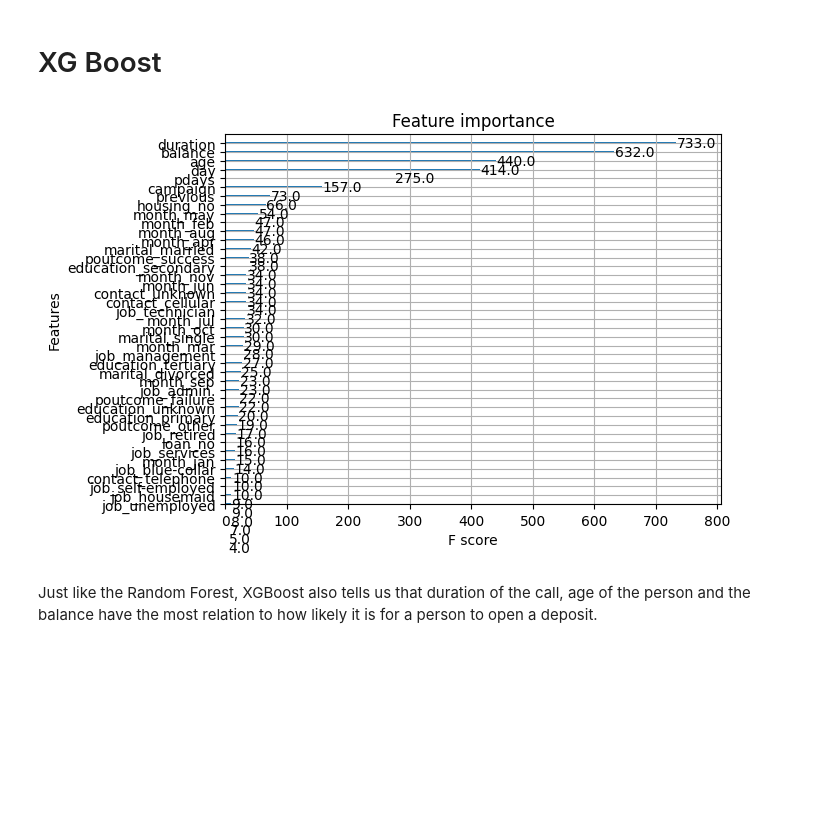
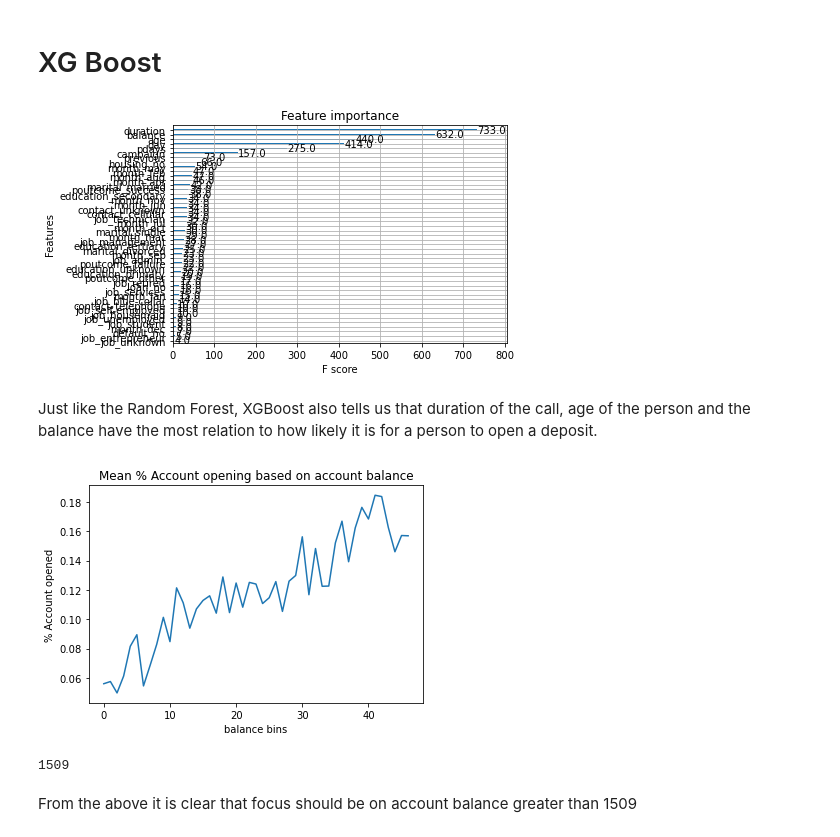
Before and after one commit to JithuNair/TermDeposit, a Jupyter notebook: EDA.ipynb, the cells around one changed output. Drawn from its saved outputs; the diff is of its cells as text; code cells hidden in the pictures; blank space fills up the shorter version.

```diff
--- a/EDA.ipynb
+++ b/EDA.ipynb
@@ -8,7 +8,7 @@ import matplotlib.pyplot as plt
 from sklearn.model_selection import train_test_split
 from sklearn.ensemble import RandomForestClassifier
 
-data = pd.read_csv('/content/bank-full.csv',sep=";")
+data = pd.read_csv('content/bank-full.csv',sep=";")
 # %%
 #Trying to see if data was loaded properly
 print(data.head())
@@ -315,21 +329,44 @@ Based on Random Forest Classifier the duration of the call,balance in the accoun
 # %%
 # Performing one-hot encoding on the categorical columns
 data_xgb = pd.get_dummies(data, columns=["job", "marital", "education", "default", "housing", "loan", "contact", "month", "poutcome"])
 
 # Split the data into training and testing sets
 X_train, X_test, y_train, y_test = train_test_split(data_xgb.drop("y", axis=1), data_xgb["y"], test_size=0.2, random_state=42)
 
 # Instantiate an XGBoost model
 model = xgb.XGBClassifier()
 
 # Fit the model on the training data
 model.fit(X_train, y_train)
 
 # Plot the feature importances
 xgb.plot_importance(model)
-plt.ylim(5, None)  # Setting the lower limit to -0.5 to add more spacing
+plt.ylim(-0.5, None)  # Setting the lower limit to -0.5 to change spacing
 plt.show()
 # %% [output]
-[figure, old version]
+[figure, new version]
 # %% [markdown]
 Just like the Random Forest, XGBoost also tells us that duration of the call, age of the person and the balance have the most relation to how likely it is for a person to open a deposit.
+# %%
+df_check = data.copy()
+
+#buckets for better segmentation
+df_check['balance_bins'] = pd.qcut(df_check['balance'], 50, labels=False, duplicates = 'drop')
+
+#find average campaign outcome per bucket
+mean_deposit = df_check.groupby(['balance_bins'])['y'].mean()
+
+#plot
+plt.plot(mean_deposit.index, mean_deposit.values)
+plt.title('Mean % Account opening based on account balance')
+plt.xlabel('balance bins')
+plt.ylabel('% Account opened')
+plt.show()
+# %% [output]
+[figure, added]
+# %%
+df_check[df_check['balance_bins'] == 35]['balance'].min()
+# %% [output]
+1509
+# %% [markdown]
+From the above it is clear that focus should be on account balance greater than 1509
```
Also changed, not shown: parts of 21 cells of this notebook.
